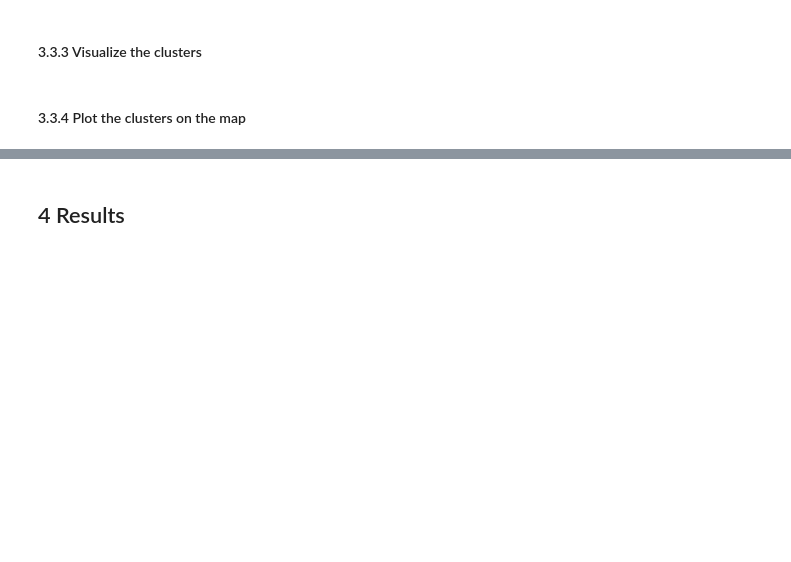
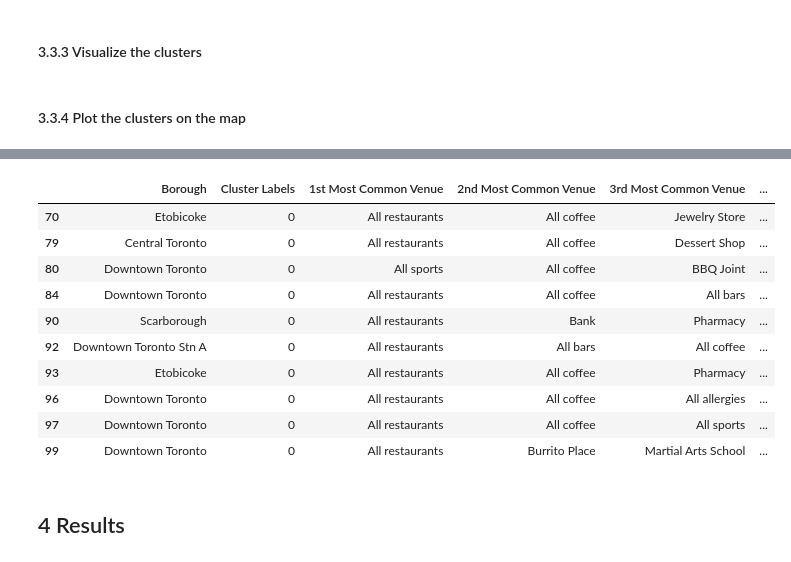
Before and after one commit to davidchen127/Coursera_Capstone, a Jupyter notebook: Final project - Find a new living area.ipynb, the cells around one changed output, grey strips where cells are left out. Saved outputs shown, nothing was run; the diff lists cells and outputs as text; code cells hidden in the pictures; blank space fills up the shorter version.

```diff
--- a/Final project - Find a new living area.ipynb
+++ b/Final project - Find a new living area.ipynb
@@ -344,6 +343,20 @@ for lat, lon, poi, cluster in zip(toronto_merged['Latitude'], toronto_merged['Lo
 map_clusters
 # %% [output]
 [interactive output not drawn]
+# %%
+toronto_merged.loc[toronto_merged['Cluster Labels'] == 0, toronto_merged.columns[[1] + list(range(5, toronto_merged.shape[1]))]].tail(10)
+# %% [output]
+|  | Borough | Cluster Labels | 1st Most Common Venue | 2nd Most Common Venue | 3rd Most Common Venue | ... |
+| 70 | Etobicoke | 0 | All restaurants | All coffee | Jewelry Store | ... |
+| 79 | Central Toronto | 0 | All restaurants | All coffee | Dessert Shop | ... |
+| 80 | Downtown Toronto | 0 | All sports | All coffee | BBQ Joint | ... |
+| 84 | Downtown Toronto | 0 | All restaurants | All coffee | All bars | ... |
+| 90 | Scarborough | 0 | All restaurants | Bank | Pharmacy | ... |
+| 92 | Downtown Toronto Stn A | 0 | All restaurants | All bars | All coffee | ... |
+| 93 | Etobicoke | 0 | All restaurants | All coffee | Pharmacy | ... |
+| 96 | Downtown Toronto | 0 | All restaurants | All coffee | All allergies | ... |
+| 97 | Downtown Toronto | 0 | All restaurants | All coffee | All sports | ... |
+| 99 | Downtown Toronto | 0 | All restaurants | Burrito Place | Martial Arts School | ... |
 # %% [markdown]
 ## 4 Results
 # %% [markdown]
```
Also changed, not shown: parts of 8 cells of this notebook, 4 other files.
